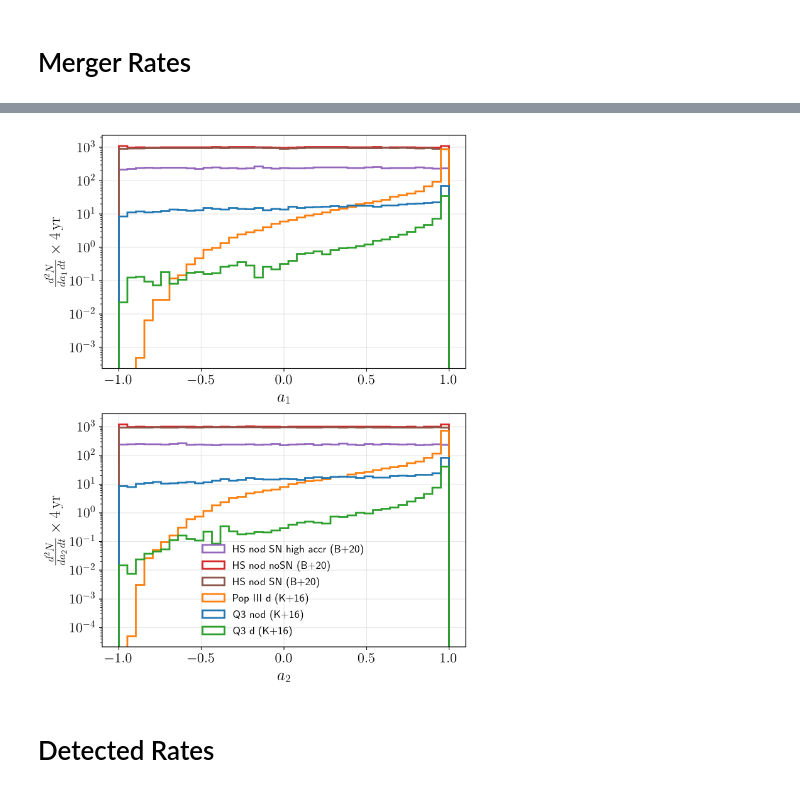
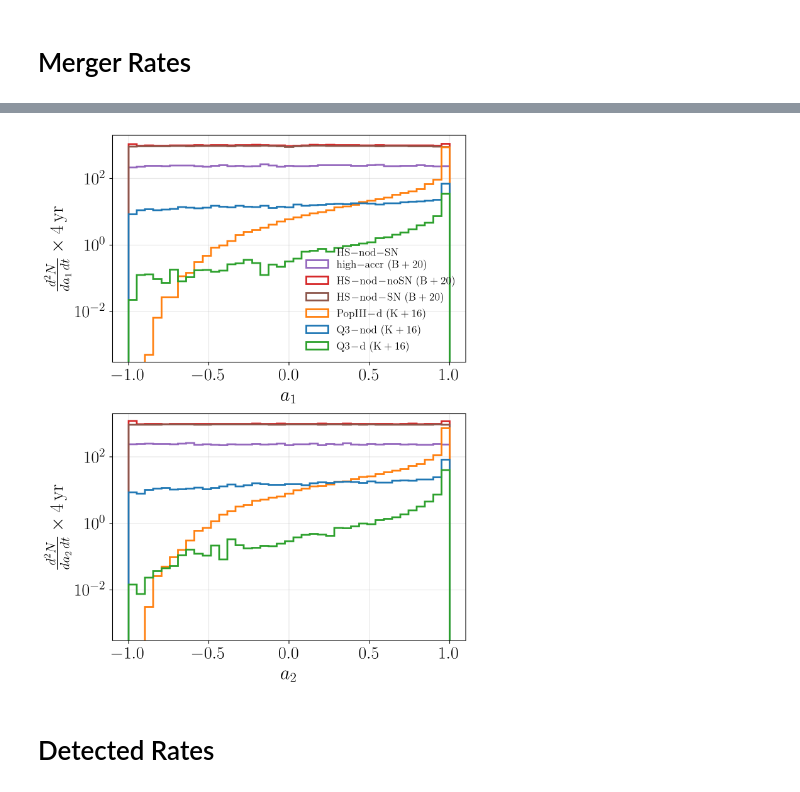
Before and after one commit to juangutimuni/Stronglensing-LISA, a Jupyter notebook: LISA_SL_Rates.ipynb, the cells around one changed output, grey strips where cells are left out. Cells and saved outputs as stored; diff of their text form; code cells hidden in the pictures.

```diff
--- a/LISA_SL_Rates.ipynb
+++ b/LISA_SL_Rates.ipynb
@@ -194,5 +19,0 @@ output_file
-# %%
-columns = ["z", "m1", "m2", "a1", "a2","alpha", "beta", "gamma", "psi","afin", "mfin", "vkick", "vesc_halo", "vesc_bar","Mcluster", "Mdisk_stars", "Mdisk_gas", "Mbulge_stars","Mbulge_gas", "MNSC", "Mreservoir","Mhalo_final","WPS"]
-
-df = pd.read_csv('HSnodB20SN_extrapolated_signed.dat.bz2', sep=',', names=columns)
-df
@@ -400,12 +124,19 @@ a_bins = np.linspace(-1, 1, 40)
 
 fig, axs = plt.subplots(2, 1, figsize=(7,9), sharex=False)
 
+column_names = [
+    "z_merger", "m1", "m2", "a1", "a2", "alpha", "beta", "gamma", "psi",
+    "afin", "mfin", "vkick", "vesc_halo", "vesc_bar", "Mcluster", "Mdisk_stars",
+    "Mdisk_gas", "Mbulge_stars", "Mbulge_gas", "MNSC", "Mreservoir",
+    "Mhalo_final", "halo_density", "Dl_s", "d2N_dzdt"
+]
+
 for path, label, color in file_paths:
-    data = pd.read_csv(path, delim_whitespace=True, names=column_names)
-    data["DL"] = cosmo.luminosity_distance(data["z_merger"]).value
-    data["d2N_dzdt"] = ( 4 * np.pi * c * data["halo_density"] * data["DL"]**2 / ((1 + data["z_merger"])**2)    )
-    a1_hist, a1_edges = np.histogram(data["a1"], bins=a_bins, weights=data["d2N_dzdt"])
-    a2_hist, a2_edges = np.histogram(data["a2"], bins=a_bins, weights=data["d2N_dzdt"])
+    df = pd.read_csv(path, sep='\s+', names=column_names)
+
+
+    a1_hist, a1_edges = np.histogram(df["a1"], bins=a_bins, weights=df["d2N_dzdt"])
+    a2_hist, a2_edges = np.histogram(df["a2"], bins=a_bins, weights=df["d2N_dzdt"])
 
 
     axs[0].hist(
@@ -414,45 +145,44 @@ for path, label, color in file_paths:
         weights=a1_hist * 3600 * 24 * 365 * 4,
         histtype="step",
         color=color,
         label=label,
         linewidth=2
     )
 
     axs[1].hist(
         0.5 * (a2_edges[:-1] + a2_edges[1:]),
         bins=a_bins,
         weights=a2_hist * 3600 * 24 * 365 * 4,
         histtype="step",
         color=color,
         label=label,
         linewidth=2
     )
 
-
 # ------ Graficar ------
 #axs[0].set_xscale("log")
 axs[0].set_yscale("log")
-axs[0].set_xlabel(r"$a_1$", fontsize = 18)
-axs[0].set_ylabel(r"$\frac{d^2N}{da_1 \, dt} \times 4 \, \mathrm{yr}$", fontsize = 18)
+axs[0].set_xlabel(r"$a_1$", fontsize = 22)
+axs[0].set_ylabel(r"$\frac{d^2N}{da_1 \, dt} \times 4 \, \mathrm{yr}$", fontsize = 22)
 axs[0].grid(alpha=0.3)
-axs[0].tick_params(labelsize=16)
-#axs[0].set_ylim(4e-2, 1300)
+axs[0].tick_params(labelsize=20)
+axs[0].set_ylim(3e-4, 2e3)
 axs[0].set_xlim(-1.1, 1.1)
-axs[1].legend(frameon=False, fontsize = 12.5, loc = 'lower center')
+axs[0].legend(frameon=False, fontsize = 12.5, loc = 'lower right')
 
 axs[1].set_yscale("log")
-axs[1].set_xlabel(r"$a_2$", fontsize = 18)
-axs[1].set_ylabel(r"$\frac{d^2N}{da_2 \, dt} \times 4 \, \mathrm{yr}$", fontsize = 18)
+axs[1].set_xlabel(r"$a_2$", fontsize = 22)
+axs[1].set_ylabel(r"$\frac{d^2N}{da_2 \, dt} \times 4 \, \mathrm{yr}$", fontsize = 22)
 axs[1].grid(alpha=0.3)
-#axs[1].set_ylim(0.02, 300)
-axs[1].tick_params(labelsize=16)
+axs[1].set_ylim(3e-4, 2e3)
+axs[1].tick_params(labelsize=20)
 axs[1].set_xlim(-1.1,1.1)
 
 plt.tight_layout()
-plt.savefig('MergerRatesa1a2.pdf')
+plt.savefig('SecondRun/Images/MergerRatesa1a2.pdf')
 plt.show()
 # %% [output]
-[figure, old version]
+[figure, new version]
 # %% [markdown]
 # Detected Rates
 # %%
```
Also changed, not shown: parts of 32 cells of this notebook.
